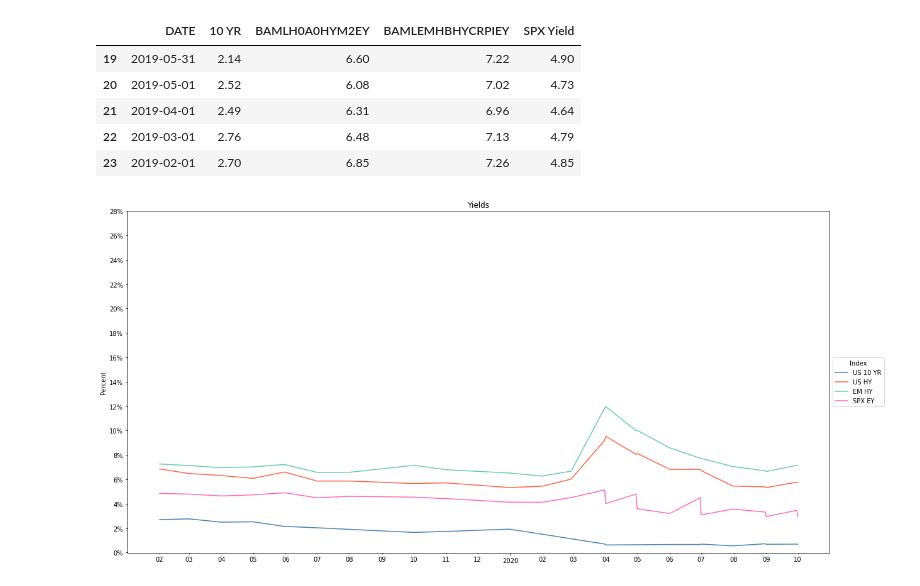
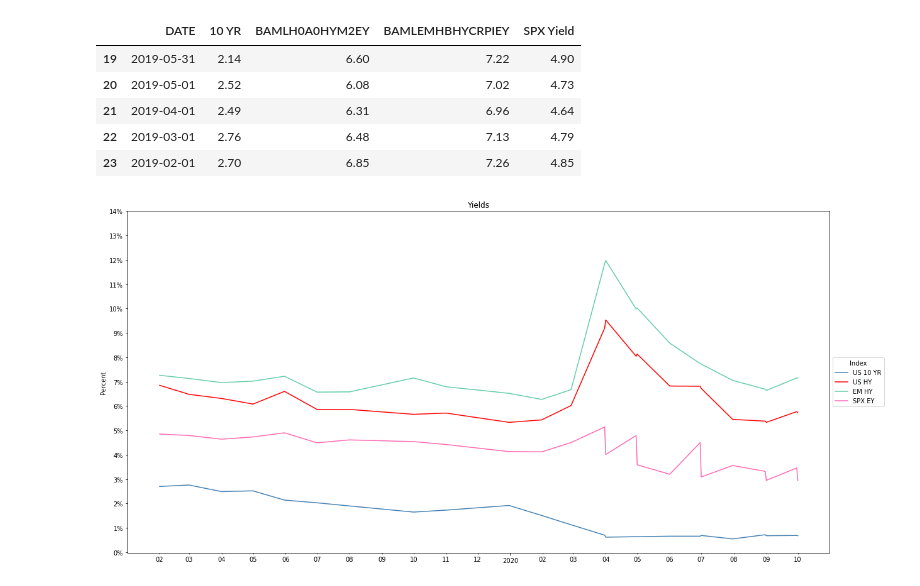
Before and after one commit to AmitSamra/Bonds, a Jupyter notebook: bonds.ipynb, the cells around one changed output. Drawn from its saved outputs; the diff is of its cells as text; code cells hidden in the pictures.

```diff
--- a/bonds.ipynb
+++ b/bonds.ipynb
@@ -406,36 +406,36 @@ df_19_20.tail()
 # 2019 and 2020
 fig,ax = plt.subplots(figsize=(20,10))
 ax.plot(df_19_20.DATE, df_19_20['10 YR'], color='steelblue')
-ax.plot(df_19_20.DATE, df_19_20.BAMLH0A0HYM2EY, color='tomato')
+ax.plot(df_19_20.DATE, df_19_20.BAMLH0A0HYM2EY, color='red')
 ax.plot(df_19_20.DATE, df_19_20.BAMLEMHBHYCRPIEY, color='mediumaquamarine')
 ax.plot(df_19_20.DATE, df_19_20['SPX Yield'], color='hotpink')
 ax.set_ylabel('Percent')
 ax.set_title('Yields')
 
 ax.yaxis.set_major_formatter(
     ticker.FuncFormatter(lambda y,p: format(str(int(y))+'%',''))
 )
 
-plt.yticks([y for y in range(0,30,2)])
+plt.yticks([y for y in range(0,15,1)])
 
 years = mdates.YearLocator()   # every year
 months = mdates.MonthLocator()  # every month
 years_fmt = mdates.DateFormatter('%Y')
 months_fmt = mdates.DateFormatter('%m')
 
 ax.xaxis.set_major_locator(years)
 ax.xaxis.set_major_formatter(years_fmt)
 ax.xaxis.set_minor_locator(months)
 ax.xaxis.set_minor_formatter(months_fmt)
 
 ax.legend(
     title = 'Index',
     labels = ['US 10 YR', 'US HY', 'EM HY', 'SPX EY'],
     loc = 'center left',
     bbox_to_anchor = (1,.5,0,0)
 )
 
 plt.show()
-#ax.figure.savefig('./img/yields_long.png', bbox_inches='tight', dpi=150)
+#ax.figure.savefig('./img/yields_19_20.png', bbox_inches='tight', dpi=150)
 # %% [output]
-[figure, old version]
+[figure, new version]
```
Also changed, not shown: parts of 1 cell of this notebook.
